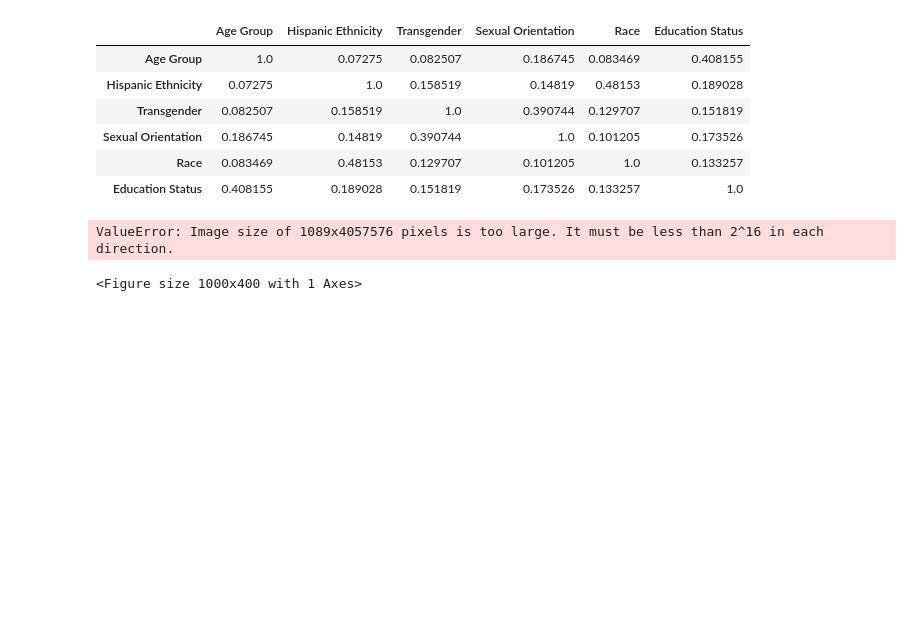
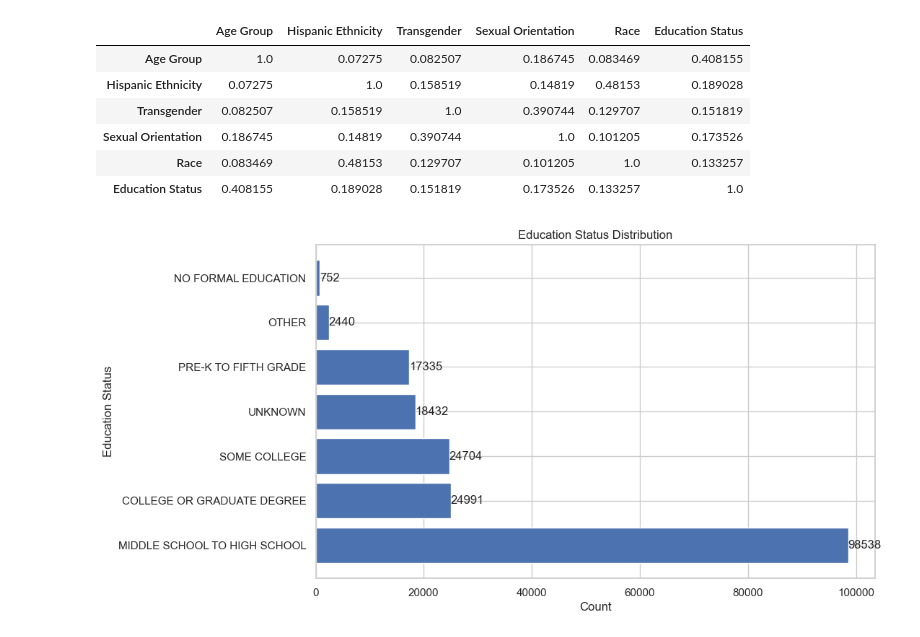
Before and after one commit to TheaClarisseDelosSantos/Sample, a Jupyter notebook: PatientDemographics.ipynb, the cells around one changed output. Saved outputs shown, nothing was run; the diff lists cells and outputs as text; code cells hidden in the pictures; blank space fills up the shorter version.

```diff
--- a/PatientDemographics.ipynb
+++ b/PatientDemographics.ipynb
@@ -379,18 +379,17 @@ display(corr_matrix)
 | Race | 0.083469 | 0.48153 | 0.129707 | 0.101205 | 1.0 | 0.133257 |
 | Education Status | 0.408155 | 0.189028 | 0.151819 | 0.173526 | 0.133257 | 1.0 |
 # %%
-region_counts = df2['Education Status'].value_counts()
-plt.figure(figsize=(10,4))
-plt.barh(region_counts.index,region_counts.values)
-plt.xlabel('Education Status')
-plt.ylabel('Count')
-plt.title('')
-plt.xticks(rotation = 20)
+educations_counts = df2['Education Status'].value_counts()
+plt.figure(figsize=(10, 6))
+plt.barh(region_counts.index, region_counts.values)
+plt.xlabel('Count')
+plt.ylabel('Education Status')
+plt.title('Education Status Distribution')
+plt.xticks(rotation=0)
 
 for i, v in enumerate(region_counts.values):
-    plt.text(i, v, str(v), ha='center', va='bottom')
+    plt.text(v, i, str(v), ha='left', va='center')
 
 plt.show()
 # %% [output]
-ValueError: Image size of 1089x4057576 pixels is too large. It must be less than 2^16 in each direction.
-<Figure size 1000x400 with 1 Axes>
+[figure, added]
```
